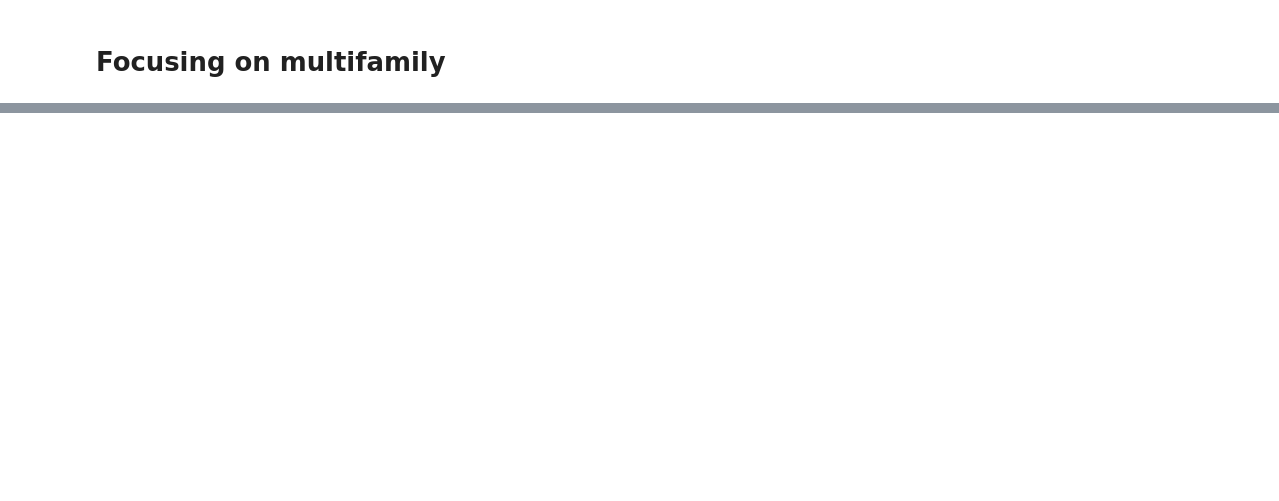
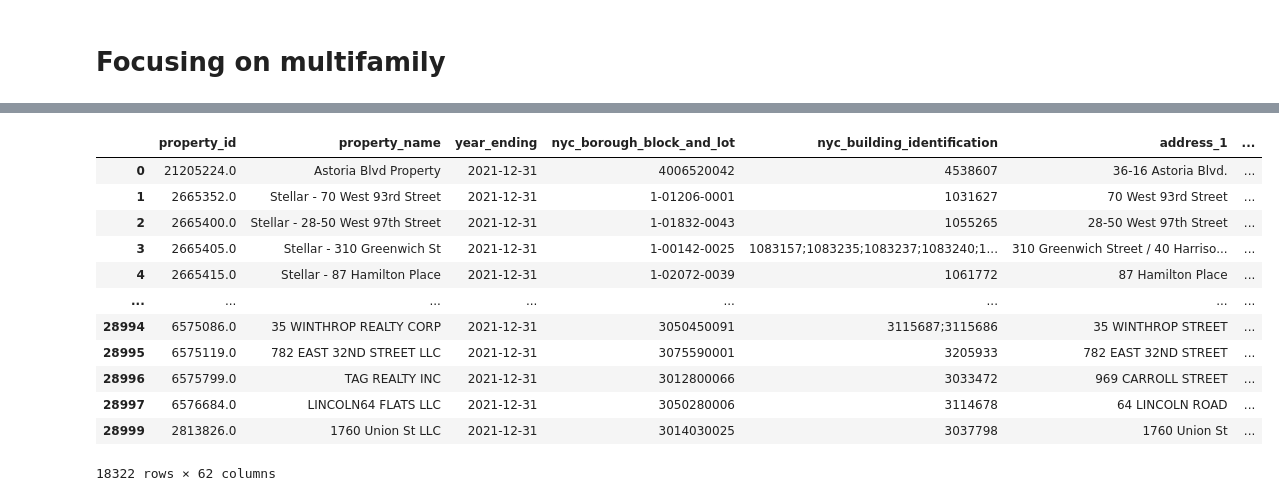
Before and after one commit to Qulxis/DS-Hackathon-Fall-2023, a Jupyter notebook: src/2_preprocessing.ipynb, the cells around one changed output, grey strips where cells are left out. Drawn from its saved outputs; the diff is of its cells as text; code cells hidden in the pictures; blank space fills up the shorter version.

```diff
--- a/src/2_preprocessing.ipynb
+++ b/src/2_preprocessing.ipynb
@@ -79,0 +135,17 @@ col not present dof_benchmarking_submission_id
+# %%
+# Drop all columns where multifam is na. We will use 'multifamily_housing_number' as a surrogate
+
+surrogates = ['multifamily_housing_total']
+# Assuming df is your DataFrame and 'column_name' is the name of the column
+for surrogate in surrogates:
+    df_saved.dropna(subset=[surrogate],inplace=True)
+
+
+# See the new nas
+# Find the percentage of missing values for each column
+missing_percent = (df_saved.isnull().sum() / len(df_saved)) * 100
+
+# Filter out columns that have missing values
+columns_with_missing = missing_percent[missing_percent > 0].sort_values(ascending=False)
+pd.set_option('display.max_rows', 300)
+print(columns_with_missing)
@@ -79,0 +170,16 @@ col not present dof_benchmarking_submission_id
+# %%
+# DROP
+
+threshold_percentage = 2
+missing_percent = (df_saved.isnull().sum() / len(df_saved)) * 100
+# Get columns to drop based on threshold
+columns_to_drop = missing_percent[missing_percent > threshold_percentage].index
+
+print('dropping ', len(list(columns_to_drop)))
+
+len(df_saved.columns)
+
+# Drop these columns from the DataFrame
+df_cleaned = df_saved.drop(columns=columns_to_drop)
+
+len(df_cleaned.columns)
@@ -79,0 +189,8 @@ col not present dof_benchmarking_submission_id
+# %%
+# See the new nas
+# Find the percentage of missing values for each column
+missing_percent = (df_cleaned.isnull().sum() / len(df_cleaned)) * 100
+# Filter out columns that have missing values
+columns_with_missing = missing_percent[missing_percent > 0].sort_values(ascending=False)
+pd.set_option('display.max_rows', 300)
+print(columns_with_missing)
@@ -79,0 +215,18 @@ col not present dof_benchmarking_submission_id
+# %%
+df_cleaned.dropna(inplace=True)
+# %%
+df_cleaned
+# %% [output]
+|  | property_id | property_name | year_ending | nyc_borough_block_and_lot | nyc_building_identification | address_1 | ... |
+| 0 | 21205224.0 | Astoria Blvd Property | 2021-12-31 | 4006520042 | 4538607 | 36-16 Astoria Blvd. | ... |
+| 1 | 2665352.0 | Stellar - 70 West 93rd Street | 2021-12-31 | 1-01206-0001 | 1031627 | 70 West 93rd Street | ... |
+| 2 | 2665400.0 | Stellar - 28-50 West 97th Street | 2021-12-31 | 1-01832-0043 | 1055265 | 28-50 West 97th Street | ... |
+| 3 | 2665405.0 | Stellar - 310 Greenwich St | 2021-12-31 | 1-00142-0025 | 1083157;1083235;1083237;1083240;1... | 310 Greenwich Street / 40 Harriso... | ... |
+| 4 | 2665415.0 | Stellar - 87 Hamilton Place | 2021-12-31 | 1-02072-0039 | 1061772 | 87 Hamilton Place | ... |
+| ... | ... | ... | ... | ... | ... | ... | ... |
+| 28994 | 6575086.0 | 35 WINTHROP REALTY CORP | 2021-12-31 | 3050450091 | 3115687;3115686 | 35 WINTHROP STREET | ... |
+| 28995 | 6575119.0 | 782 EAST 32ND STREET LLC | 2021-12-31 | 3075590001 | 3205933 | 782 EAST 32ND STREET | ... |
+| 28996 | 6575799.0 | TAG REALTY INC | 2021-12-31 | 3012800066 | 3033472 | 969 CARROLL STREET | ... |
+| 28997 | 6576684.0 | LINCOLN64 FLATS LLC | 2021-12-31 | 3050280006 | 3114678 | 64 LINCOLN ROAD | ... |
+| 28999 | 2813826.0 | 1760 Union St LLC | 2021-12-31 | 3014030025 | 3037798 | 1760 Union St | ... |
+18322 rows × 62 columns
```
Also changed, not shown: parts of 14 cells of this notebook, 5 other files.
